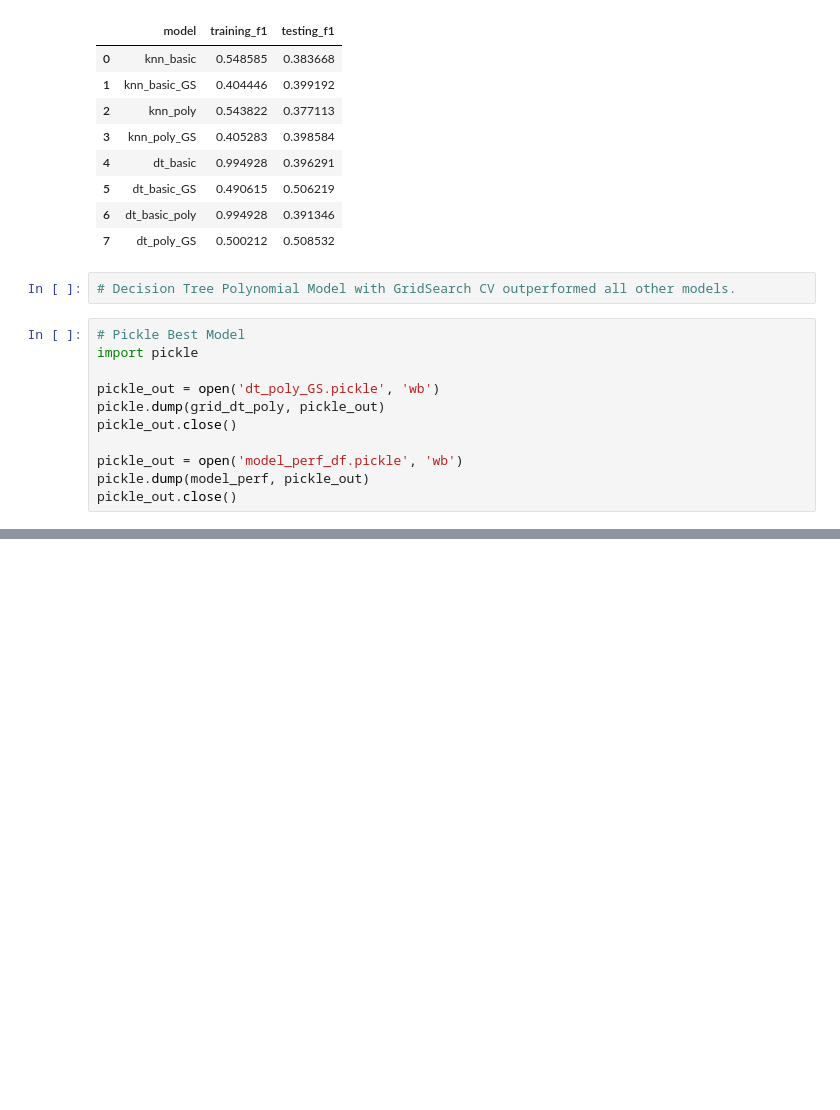
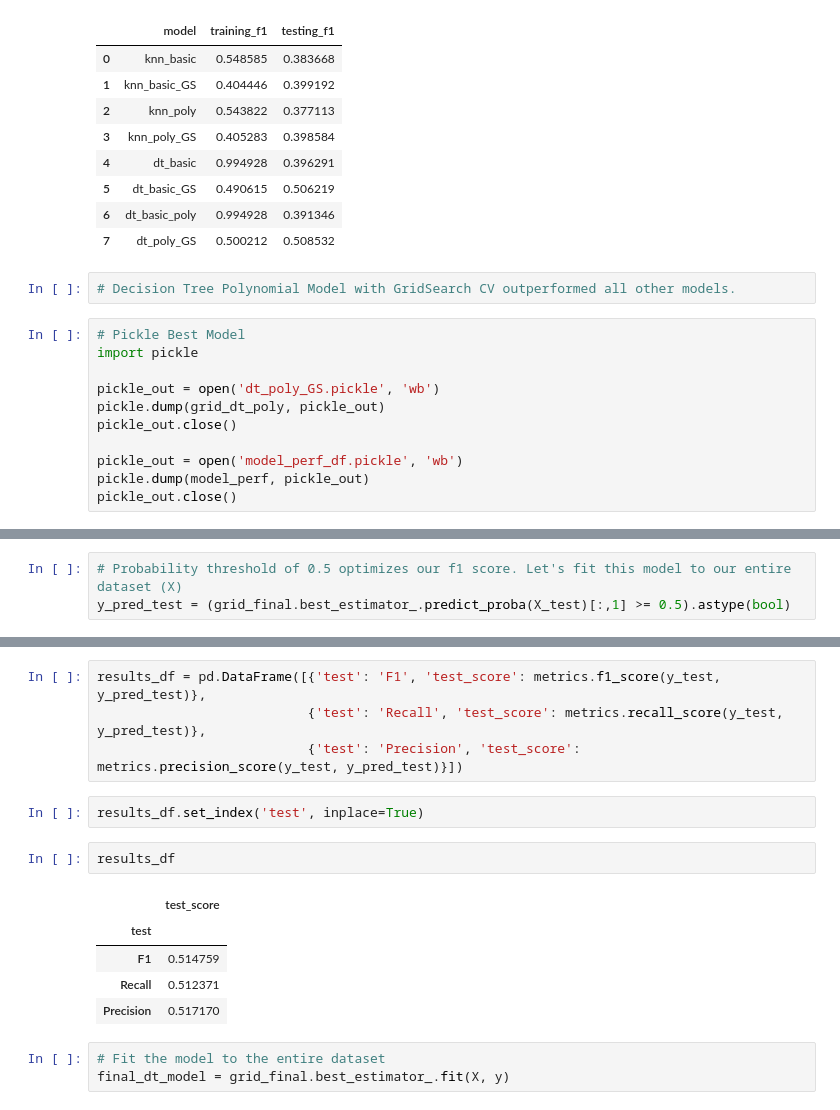
Before and after one commit to carlosiruiz/Bakeoff2, a Jupyter notebook: 2020_09_22_classification_bakeoff_modeling.ipynb, the cells around one changed output, grey strips where cells are left out. Drawn from its saved outputs; the diff is of its cells as text; blank space fills up the shorter version.

```diff
--- a/2020_09_22_classification_bakeoff_modeling.ipynb
+++ b/2020_09_22_classification_bakeoff_modeling.ipynb
@@ -1083,0 +1261,3 @@ pickle_out.close()
+# %%
+# Probability threshold of 0.5 optimizes our f1 score. Let's fit this model to our entire dataset (X)
+y_pred_test = (grid_final.best_estimator_.predict_proba(X_test)[:,1] >= 0.5).astype(bool)
@@ -1083,0 +1290,17 @@ pickle_out.close()
+# %%
+results_df = pd.DataFrame([{'test': 'F1', 'test_score': metrics.f1_score(y_test, y_pred_test)},
+                           {'test': 'Recall', 'test_score': metrics.recall_score(y_test, y_pred_test)},
+                           {'test': 'Precision', 'test_score': metrics.precision_score(y_test, y_pred_test)}])
+# %%
+results_df.set_index('test', inplace=True)
+# %%
+results_df
+# %% [output]
+|  | test_score |
+| test |  |
+| F1 | 0.514759 |
+| Recall | 0.512371 |
+| Precision | 0.517170 |
+# %%
+# Fit the model to the entire dataset
+final_dt_model = grid_final.best_estimator_.fit(X, y)
```
Also changed, not shown: parts of 27 cells of this notebook, 2 other files.
